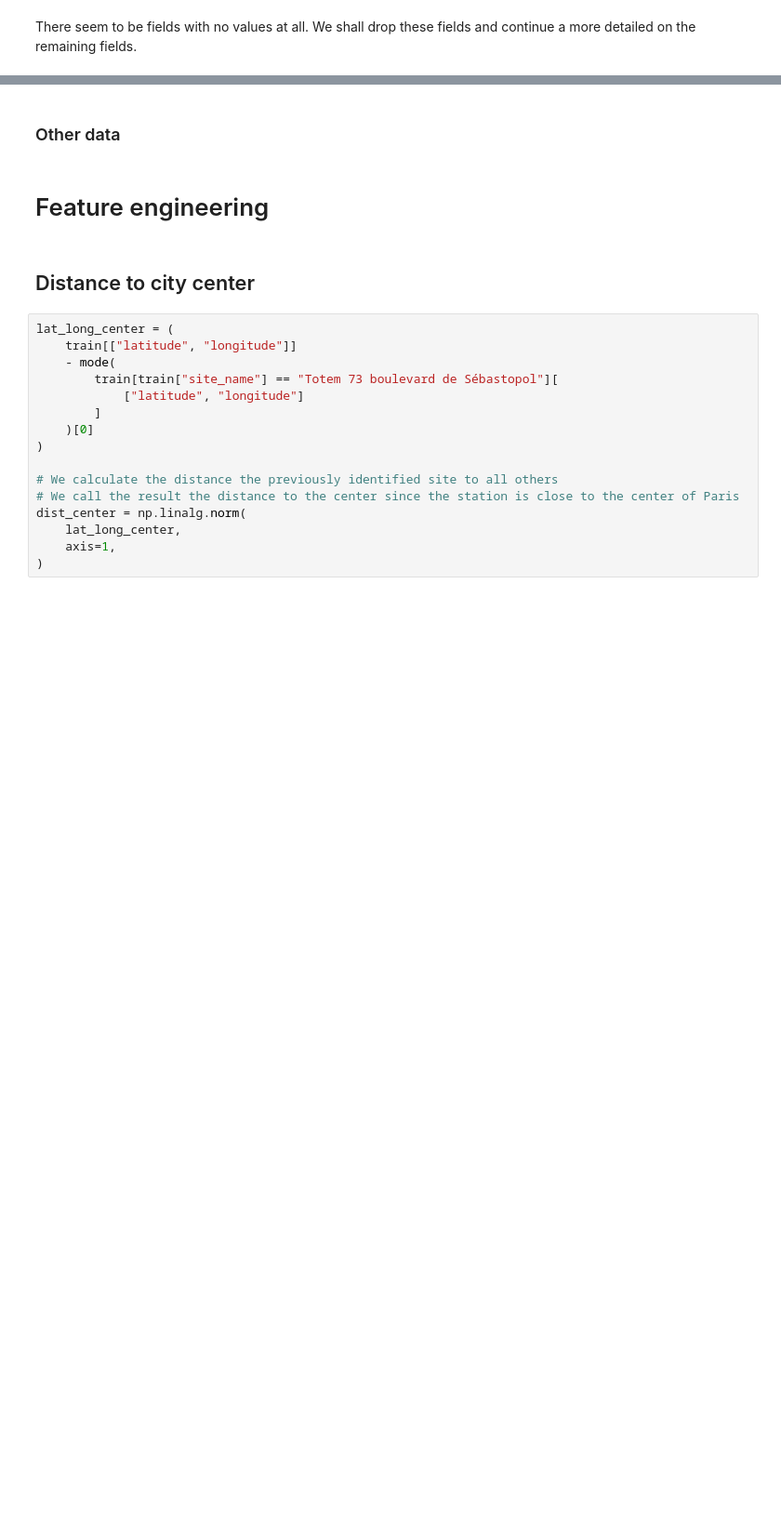
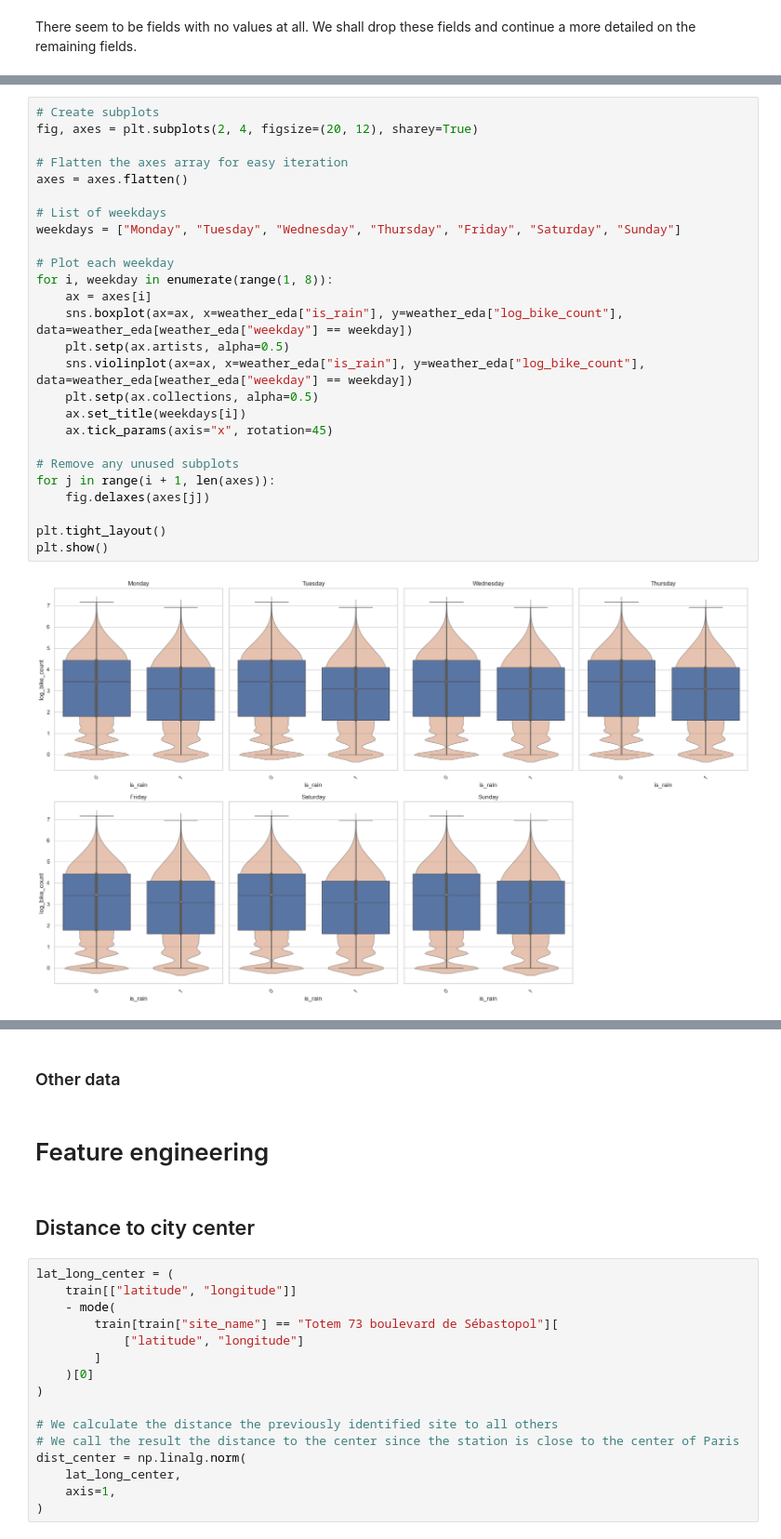
Before and after one commit to p-haas/bike_counters, a Jupyter notebook: WIP/eda_notebook.ipynb, the cells around one changed output, grey strips where cells are left out. Shown at 93% size. Cells and saved outputs as stored; diff of their text form; blank space fills up the shorter version.

```diff
--- a/WIP/eda_notebook.ipynb
+++ b/WIP/eda_notebook.ipynb
@@ -520,0 +687,28 @@ high_corr_features = correlation_matrix[
+# %%
+# Create subplots
+fig, axes = plt.subplots(2, 4, figsize=(20, 12), sharey=True)
+
+# Flatten the axes array for easy iteration
+axes = axes.flatten()
+
+# List of weekdays
+weekdays = ["Monday", "Tuesday", "Wednesday", "Thursday", "Friday", "Saturday", "Sunday"]
+
+# Plot each weekday
+for i, weekday in enumerate(range(1, 8)):
+    ax = axes[i]
+    sns.boxplot(ax=ax, x=weather_eda["is_rain"], y=weather_eda["log_bike_count"], data=weather_eda[weather_eda["weekday"] == weekday])
+    plt.setp(ax.artists, alpha=0.5)
+    sns.violinplot(ax=ax, x=weather_eda["is_rain"], y=weather_eda["log_bike_count"], data=weather_eda[weather_eda["weekday"] == weekday])
+    plt.setp(ax.collections, alpha=0.5)
+    ax.set_title(weekdays[i])
+    ax.tick_params(axis="x", rotation=45)
+
+# Remove any unused subplots
+for j in range(i + 1, len(axes)):
+    fig.delaxes(axes[j])
+
+plt.tight_layout()
+plt.show()
+# %% [output]
+[figure, added]
```
Also changed, not shown: parts of 55 cells of this notebook, 1 other file.
